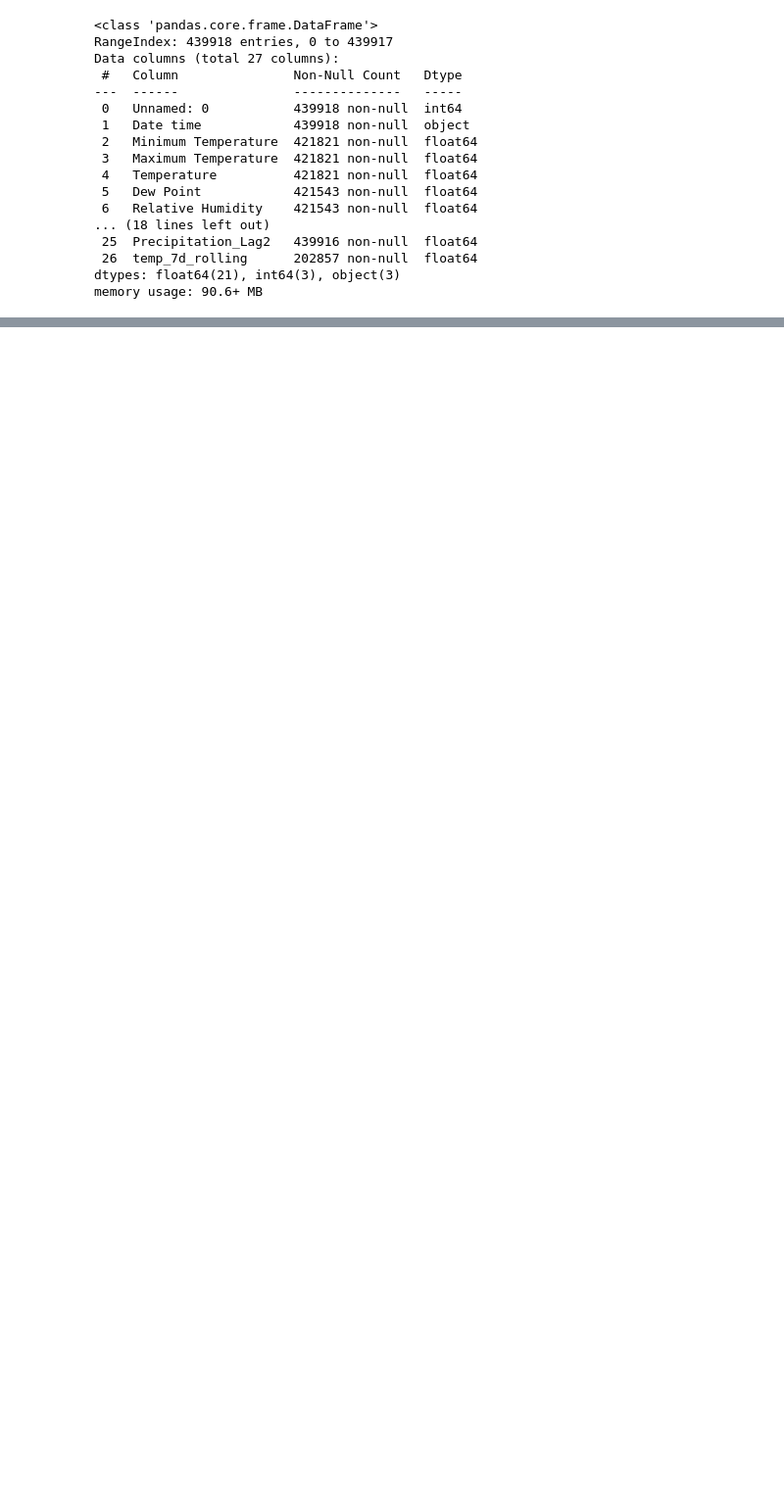
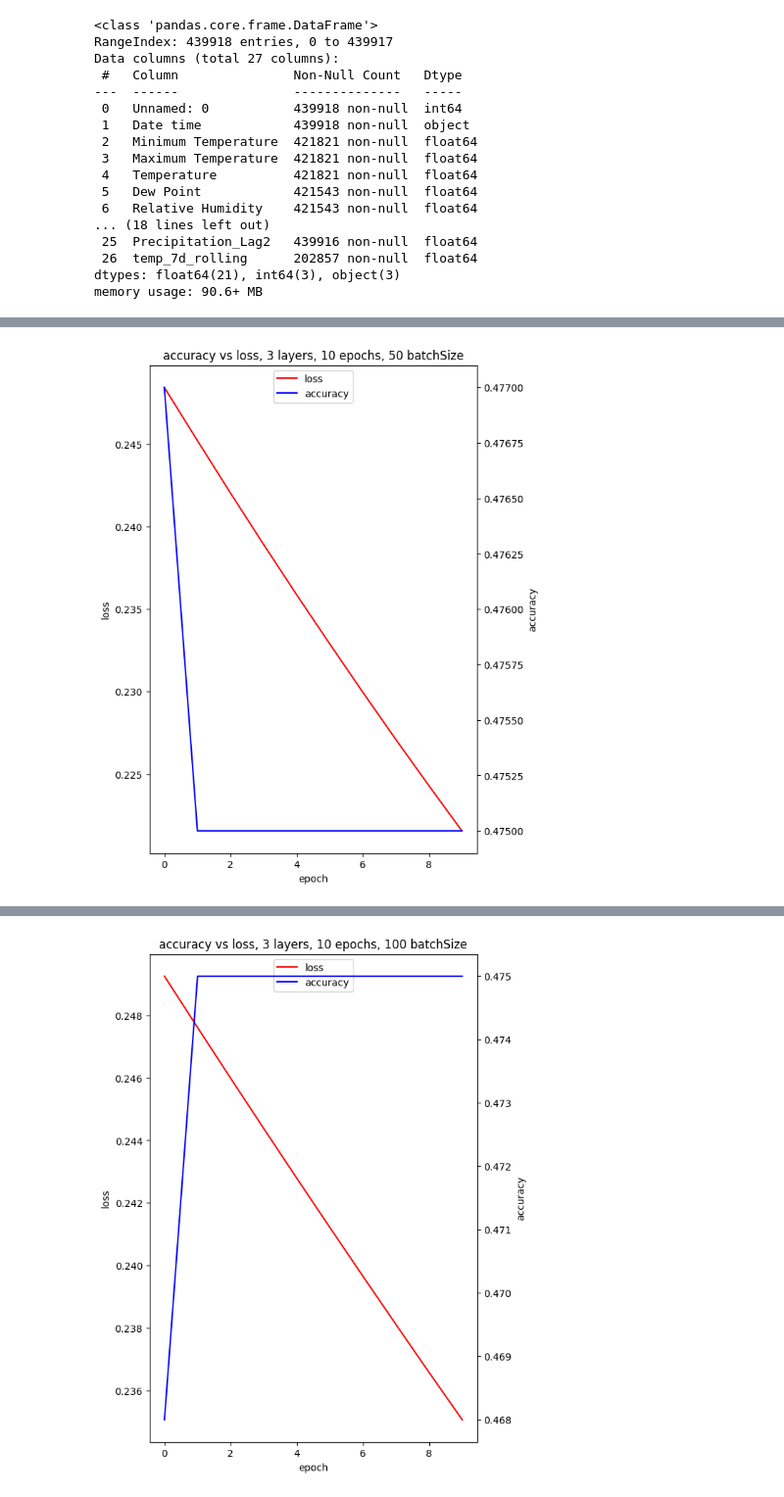
Before and after one commit to Harel-Amir/ML-FinalProject, a Jupyter notebook: weatherModel.ipynb, the cells around one changed output, grey strips where cells are left out. Shown at 98% size. Saved outputs shown, nothing was run; the diff lists cells and outputs as text; code cells hidden in the pictures; blank space fills up the shorter version.

Commit message:
model on test data

```diff
--- a/weatherModel.ipynb
+++ b/weatherModel.ipynb
@@ -195,0 +318,45 @@ array(['Overcast', 'Rain, Overcast', 'Partially cloudy',
+# %%
+def dynamicTrainModel(trainData, trainLabels, epochs, batchSize, model):
+    imagesDf = model.fit(
+        trainData, trainLabels,
+        validation_data = None,
+        epochs = epochs,
+        batch_size = batchSize,
+        verbose = 1)
+    return imagesDf.history, model
+# %%
+def testModel(fitData, title = "accuracy and loss per epoch"):
+    fig, ax = plt.subplots(figsize = (6, 9))
+    lossLine = ax.plot(fitData['loss'], label = 'loss', color = 'red')
+    ax.set_ylabel('loss')
+    ax2 = ax.twinx()
+    accuracyLine = ax2.plot(fitData['accuracy'], label = 'accuracy', color = 'blue')
+    ax2.set_ylabel('accuracy')
+    ax.set_xlabel('epoch')
+
+    lines = lossLine + accuracyLine
+
+    ax.legend(lines, [line.get_label() for line in lines], loc = ("upper center"))
+    plt.title(title)
+
+    plt.show()
+# %%
+def trainModels(numberOfLayersToTest, epochsToTest, batchSizesToTest, trainData, trainLabels):
+    fitModels = dict()
+    histories = dict()
+    for numberOfLayers in numberOfLayersToTest:
+        for epochs in epochsToTest:
+            for batchSize in batchSizesToTest:
+                model = generateModelPerLayerNumber(numberOfLayers, trainData.shape[1])
+                history, fitModel = dynamicTrainModel(trainData, trainLabels, epochs, batchSize, model)
+                key = f'numberOfLayers is {numberOfLayers}. epochs is {epochs}. batchSize is {batchSize}'
+                testModel(history, f'accuracy vs loss, {numberOfLayers} layers, {epochs} epochs, {batchSize} batchSize')
+                fitModels[key] = fitModel
+                histories[key] = history
+    return histories, fitModels
+# %%
+numberOfLayersToTest = [3, 7, 10, 15, 20, 50]
+epochsToTest = [10, 20, 30]
+batchSizesToTest = [50, 100, 150]
+histories, models = trainModels(numberOfLayersToTest, epochsToTest, batchSizesToTest, x_vector, labels)
+# %% [output]
@@ -195,0 +383 @@ array(['Overcast', 'Rain, Overcast', 'Partially cloudy',
+[figure, added]
@@ -195,0 +404 @@ array(['Overcast', 'Rain, Overcast', 'Partially cloudy',
+[figure, added]
```
Also changed, not shown: parts of 53 cells of this notebook.
